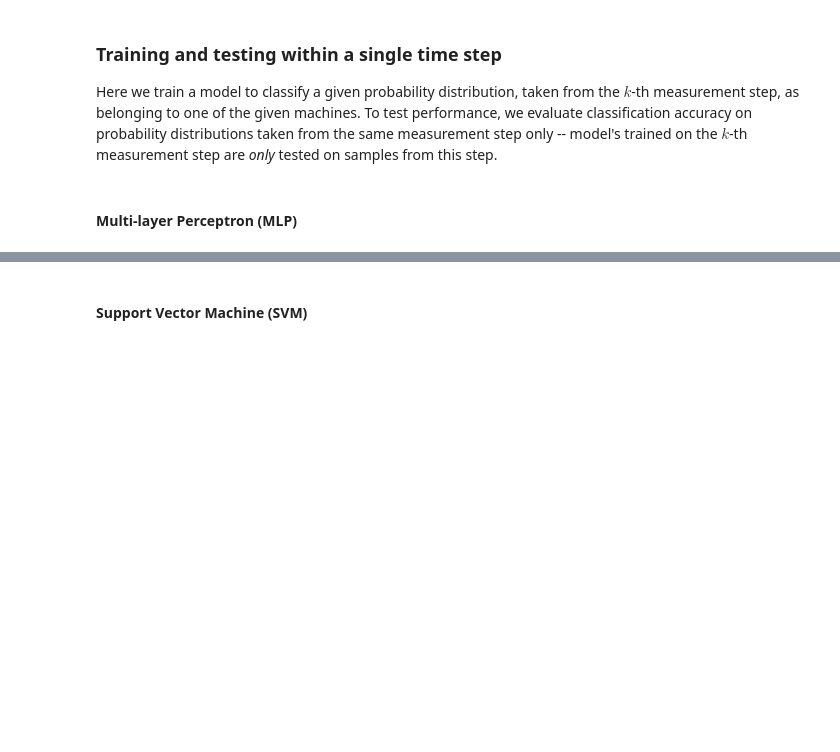
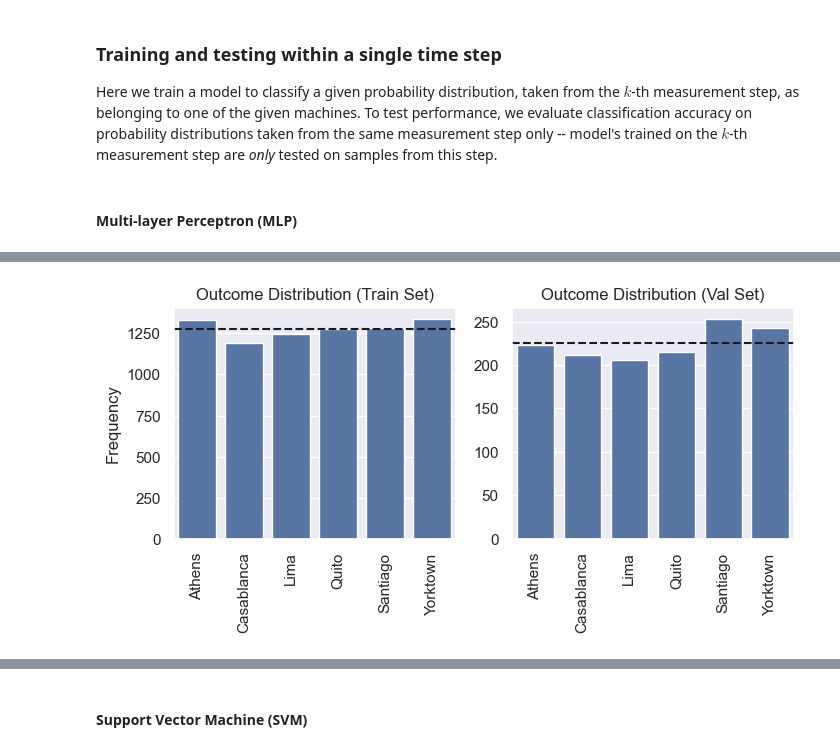
Before and after one commit to BenPrie/quantum-noise-ml, a Jupyter notebook: fingerprint-classifcation.ipynb, the cells around one changed output, grey strips where cells are left out. Cells and saved outputs as stored; diff of their text form; code cells hidden in the pictures; blank space fills up the shorter version.

```diff
--- a/fingerprint-classifcation.ipynb
+++ b/fingerprint-classifcation.ipynb
@@ -251,6 +250,6 @@ mlp_model = Sequential(
     Linear(4, hidden_size), ReLU(),
     Linear(hidden_size, hidden_size), ReLU(),
     Linear(hidden_size, len(machines)),
-    Softmax()
+    #Softmax()
 )
 train_losses, train_accs, val_losses, val_accs = train(mlp_model, train_dataloader, val_dataloader, n_epochs=40, lr=1e-3, verbose=True)
@@ -276,30 +298,32 @@ plt.show()
 # %%
 # Load in the train and val sets.
 xs_train, xs_val, _, ys_train, ys_val, _ = load_dataset(dataset_path, steps=[2], test_size=.25, val_size=.15, as_torch=False)
 
 # Checking distribution of outputs (e.g. to see whether the model has any bias).
 outcomes_train = torch.argmax(mlp_model(torch.tensor(xs_train)), dim=1)
 outcome_frequencies_train = np.unique(outcomes_train, return_counts=True)
 outcomes_val = torch.argmax(mlp_model(torch.tensor(xs_val)), dim=1)
 outcome_frequencies_val = np.unique(outcomes_val, return_counts=True)
 
 # Plotting.
 fig, (ax1, ax2) = plt.subplots(1, 2, figsize=(8, 3))
 sns.barplot(x=machines, y=outcome_frequencies_train[1], ax=ax1)
 sns.barplot(x=machines, y=outcome_frequencies_val[1], ax=ax2)
 
 # True frequency (for all machines is 2000).
 ax1.axhline(xs_train.shape[0] / len(machines), color='k', linestyle='--')
 ax2.axhline(xs_val.shape[0] / len(machines), color='k', linestyle='--')
 
 # Beautifying.
 ax1.set_title('Outcome Distribution (Train Set)')
 ax2.set_title('Outcome Distribution (Val Set)')
 ax1.set_ylabel('Frequency')
-ax1.set_xticklabels(machines, rotation=90)
-ax2.set_xticklabels(machines, rotation=90)
+ax1.set_xticklabels(machine_names, rotation=90)
+ax2.set_xticklabels(machine_names, rotation=90)
 
 plt.show()
+# %% [output]
+[figure, added]
 # %%
 # Train a classifier for each measurement step.
 models = {}
```
Also changed, not shown: parts of 21 cells of this notebook, 16 other files.
